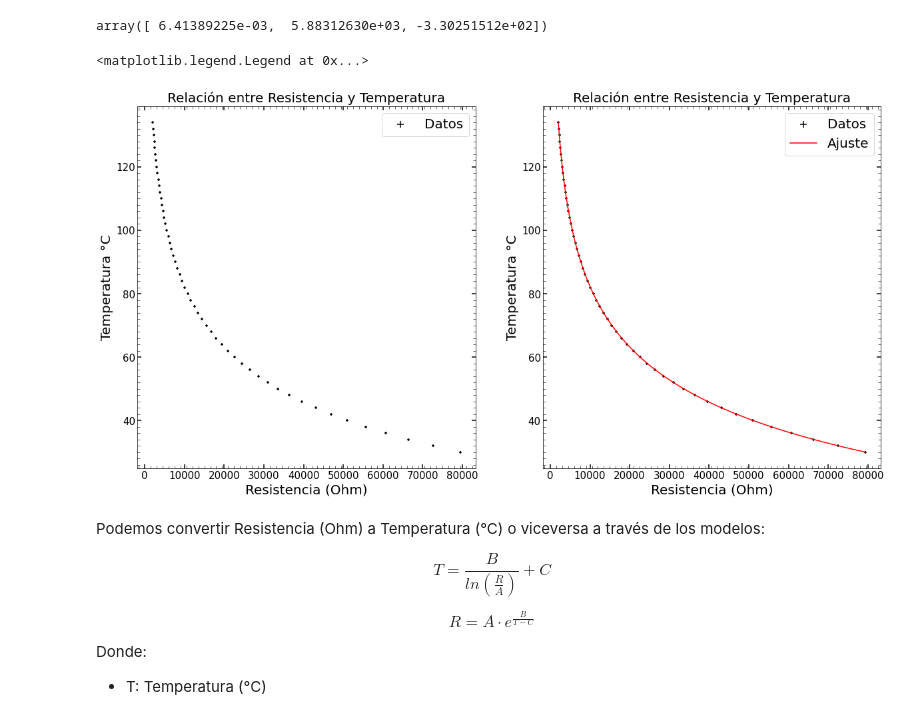
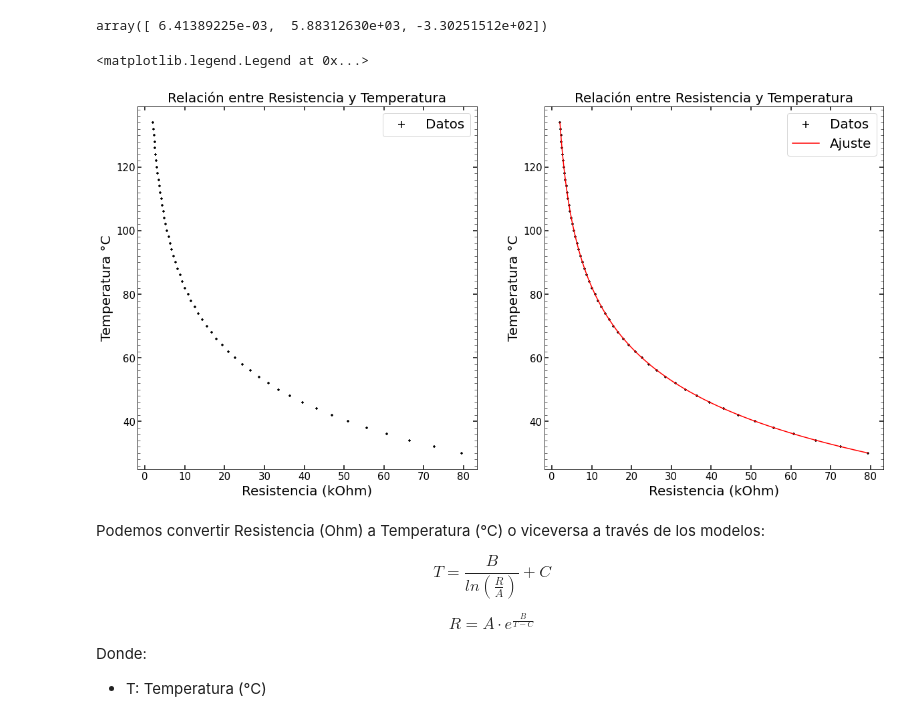
Before and after one commit to ojedarcelo/termocodigos, a Jupyter notebook: Lab5Termo/lab5.ipynb, the cells around one changed output. Drawn from its saved outputs; the diff is of its cells as text; code cells hidden in the pictures.

```diff
--- a/Lab5Termo/lab5.ipynb
+++ b/Lab5Termo/lab5.ipynb
@@ -79,35 +79,35 @@ def temp_res(temp, A, B, C):
 # %%
 temp_linspace = np.linspace(min(resistencias['Temperatura (°C)']), max(resistencias['Temperatura (°C)']), 100)
 
 fig, (ax1, ax2) = plt.subplots(1, 2, figsize=(20,10))
 
-ax1.scatter(resistencias['Resistencia (Ohm)'], resistencias['Temperatura (°C)'], marker='+', color='black', s=10, label='Datos')
+ax1.scatter(resistencias['Resistencia (Ohm)'] / 1000, resistencias['Temperatura (°C)'], marker='+', color='black', s=10, label='Datos')
 ax1.set_title('Relación entre Resistencia y Temperatura', fontsize=20)
-ax1.set_xlabel('Resistencia (Ohm)', fontsize=20)
+ax1.set_xlabel('Resistencia (kOhm)', fontsize=20)
 ax1.set_ylabel('Temperatura °C', fontsize=20)
 ax1.tick_params(axis='both', labelsize=15, direction='in', right=True, top=True,
               length=6, width=1.5, grid_color='black', grid_alpha=1)
 
 ax1.xaxis.set_minor_locator(MultipleLocator(1500))
 ax1.yaxis.set_minor_locator(MultipleLocator(2))
 ax1.tick_params(which='minor', length=4, color='black', direction='in', top=True, right=True)
 ax1.legend(fontsize=20, markerscale=3)
 
-ax2.scatter(resistencias['Resistencia (Ohm)'], resistencias['Temperatura (°C)'], marker='+', color='black', s=10, label='Datos')
-ax2.plot(temp_res(temp_linspace, popt[0], popt[1], popt[2]), temp_linspace, c='red', label='Ajuste')
+ax2.scatter(resistencias['Resistencia (Ohm)'] / 1000, resistencias['Temperatura (°C)'], marker='+', color='black', s=10, label='Datos')
+ax2.plot(temp_res(temp_linspace, popt[0], popt[1], popt[2]) / 1000, temp_linspace, c='red', label='Ajuste')
 ax2.set_title('Relación entre Resistencia y Temperatura', fontsize=20)
-ax2.set_xlabel('Resistencia (Ohm)', fontsize=20)
+ax2.set_xlabel('Resistencia (kOhm)', fontsize=20)
 ax2.set_ylabel('Temperatura °C', fontsize=20)
 ax2.tick_params(axis='both', labelsize=15, direction='in', right=True, top=True,
               length=6, width=1.5, grid_color='black', grid_alpha=1)
 
 ax2.xaxis.set_minor_locator(MultipleLocator(1500))
 ax2.yaxis.set_minor_locator(MultipleLocator(2))
 ax2.tick_params(which='minor', length=4, color='black', direction='in', top=True, right=True)
 ax2.legend(fontsize=20, markerscale=3)
 # %% [output]
 <matplotlib.legend.Legend at 0x...>
-[figure, old version]
+[figure, new version]
 # %% [markdown]
 Podemos convertir Resistencia (Ohm) a Temperatura (°C) o viceversa a través de los modelos:
 
```
Also changed, not shown: parts of 1 cell of this notebook.
